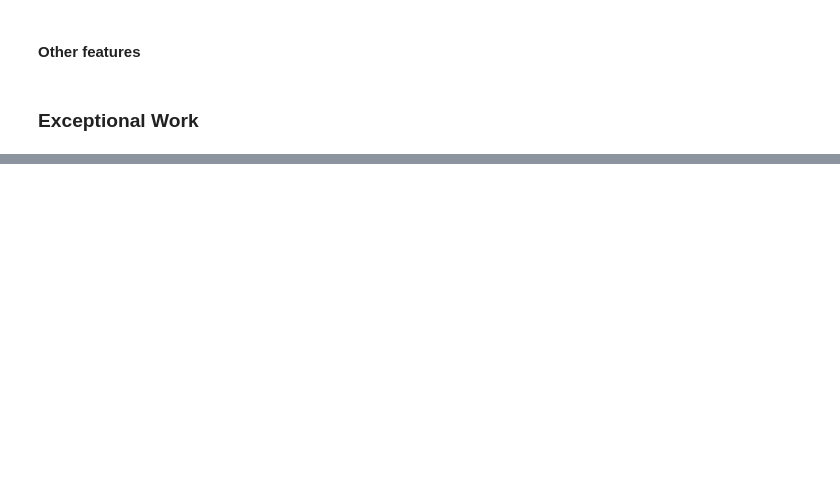
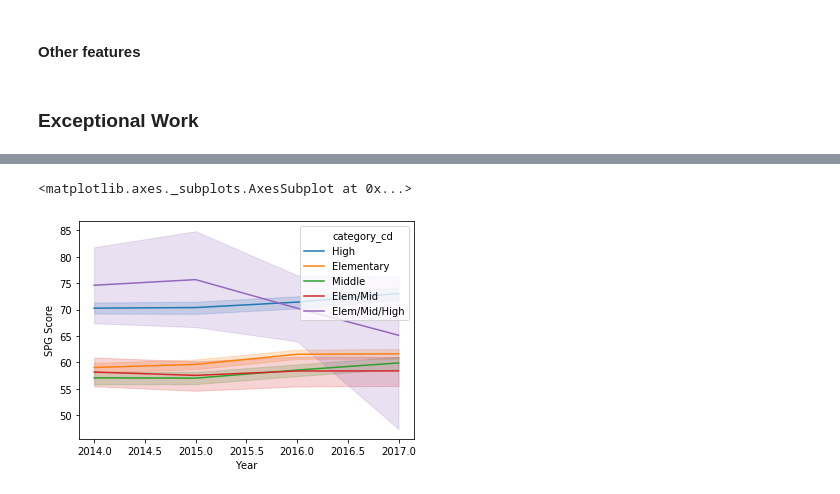
Before and after one commit to fredpoon/ds_7331_jyrf_eda, a Jupyter notebook: Project1 Notebook.ipynb, the cells around one changed output, grey strips where cells are left out. Cells and saved outputs as stored; diff of their text form; code cells hidden in the pictures; blank space fills up the shorter version.

```diff
--- a/Project1 Notebook.ipynb
+++ b/Project1 Notebook.ipynb
@@ -112,6 +179,9 @@ sb.lineplot(x="Year", y="SPG Score", data=df)
 # %%
 # trendline by category
-sb.lineplot(x="Year", y="SPG Score", hue="category_cd", data=df)
+sb.lineplot(x="Year", y="SPG Score", hue="category_cd", data=schools2)
+# %% [output]
+<matplotlib.axes._subplots.AxesSubplot at 0x...>
+[figure, added]
 # %%
 from sklearn.decomposition import PCA
 import numpy as np
```
Also changed, not shown: parts of 13 cells of this notebook.
